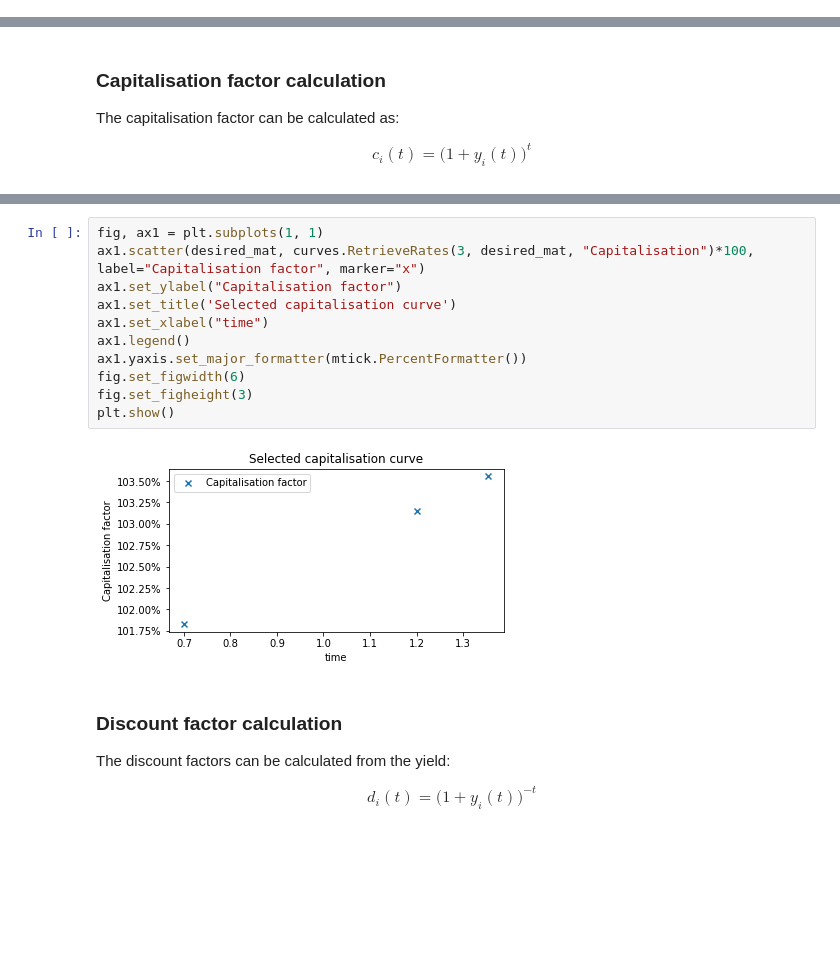
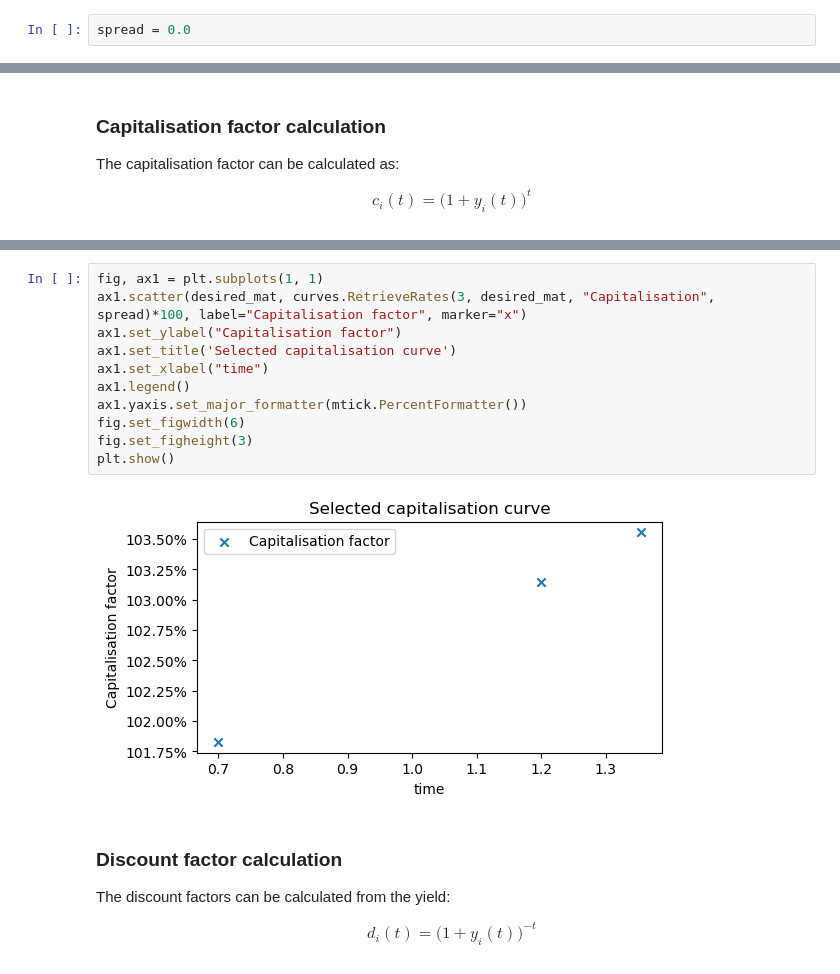
Before and after one commit to open-source-modelling/Open_Source_Economic_Model, a Jupyter notebook: _PROJECTION OF THE RISK FREE CURVE AND RECALIBRATION_v2.ipynb, the cells around one changed output, grey strips where cells are left out. Saved outputs shown, nothing was run; the diff lists cells and outputs as text; blank space fills up the shorter version.

```diff
--- a/_PROJECTION OF THE RISK FREE CURVE AND RECALIBRATION_v2.ipynb
+++ b/_PROJECTION OF THE RISK FREE CURVE AND RECALIBRATION_v2.ipynb
@@ -227,4 +233,6 @@ desired_mat = np.array([0.7, 1.2, 1.3543])
 
 
 The yield in each modelling period can be interpolated/extrapolated using the Smith-Wilson calibration vector calculated above. This allows OSEM to apply continuous yields.
+# %%
+spread = 0.0
 # %%
@@ -265,17 +273,17 @@ display(curves.RetrieveRates(3, desired_mat, "Capitalisation"))
 | 2 | 1.035572 |
 # %%
 fig, ax1 = plt.subplots(1, 1)
-ax1.scatter(desired_mat, curves.RetrieveRates(3, desired_mat, "Capitalisation")*100, label="Capitalisation factor", marker="x")
+ax1.scatter(desired_mat, curves.RetrieveRates(3, desired_mat, "Capitalisation", spread)*100, label="Capitalisation factor", marker="x")
 ax1.set_ylabel("Capitalisation factor")
 ax1.set_title('Selected capitalisation curve')
 ax1.set_xlabel("time")
 ax1.legend()
 ax1.yaxis.set_major_formatter(mtick.PercentFormatter())
 fig.set_figwidth(6)
 fig.set_figheight(3)
 plt.show()
 # %% [output]
-[figure, old version]
+[figure, new version]
 # %% [markdown]
 ### Discount factor calculation
 
```
Also changed, not shown: parts of 11 cells of this notebook.
